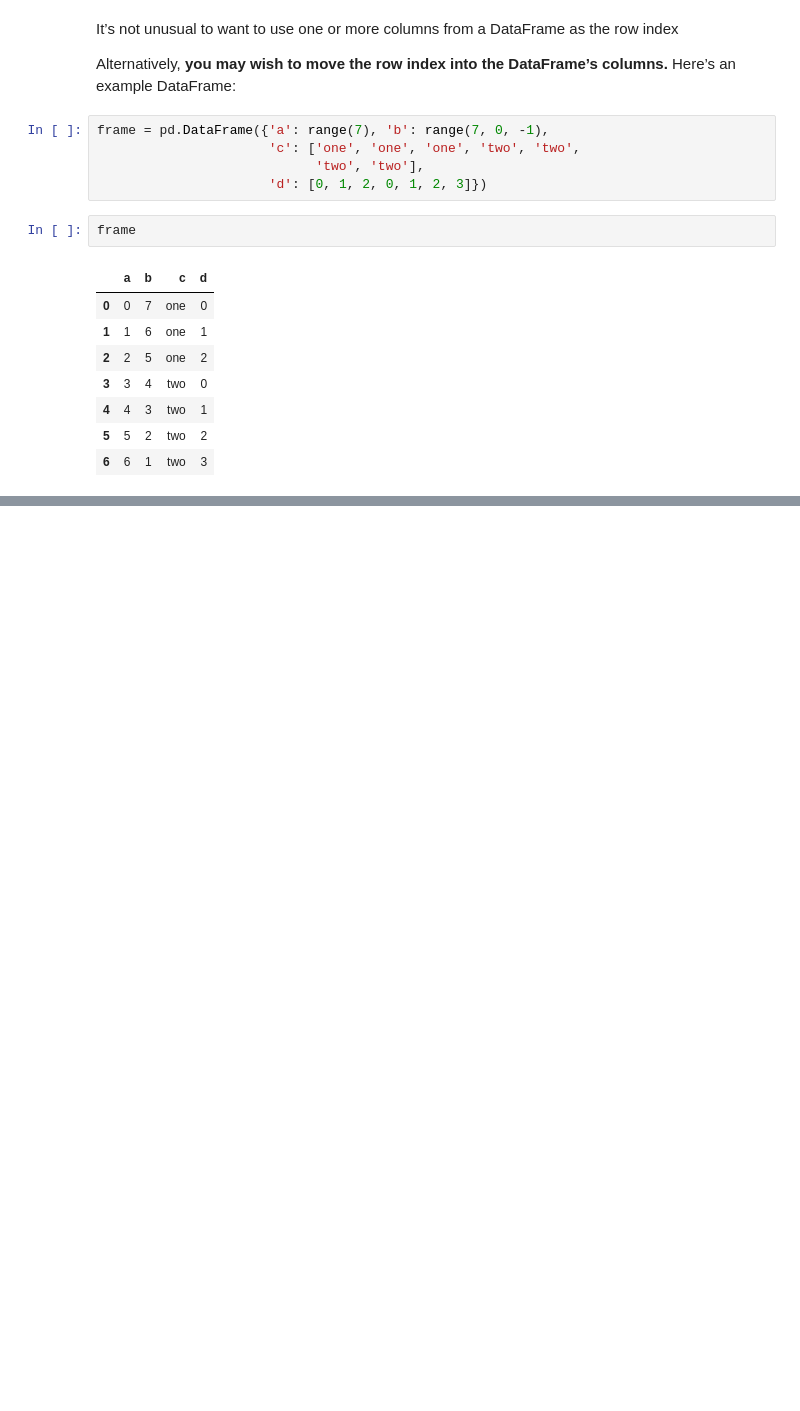
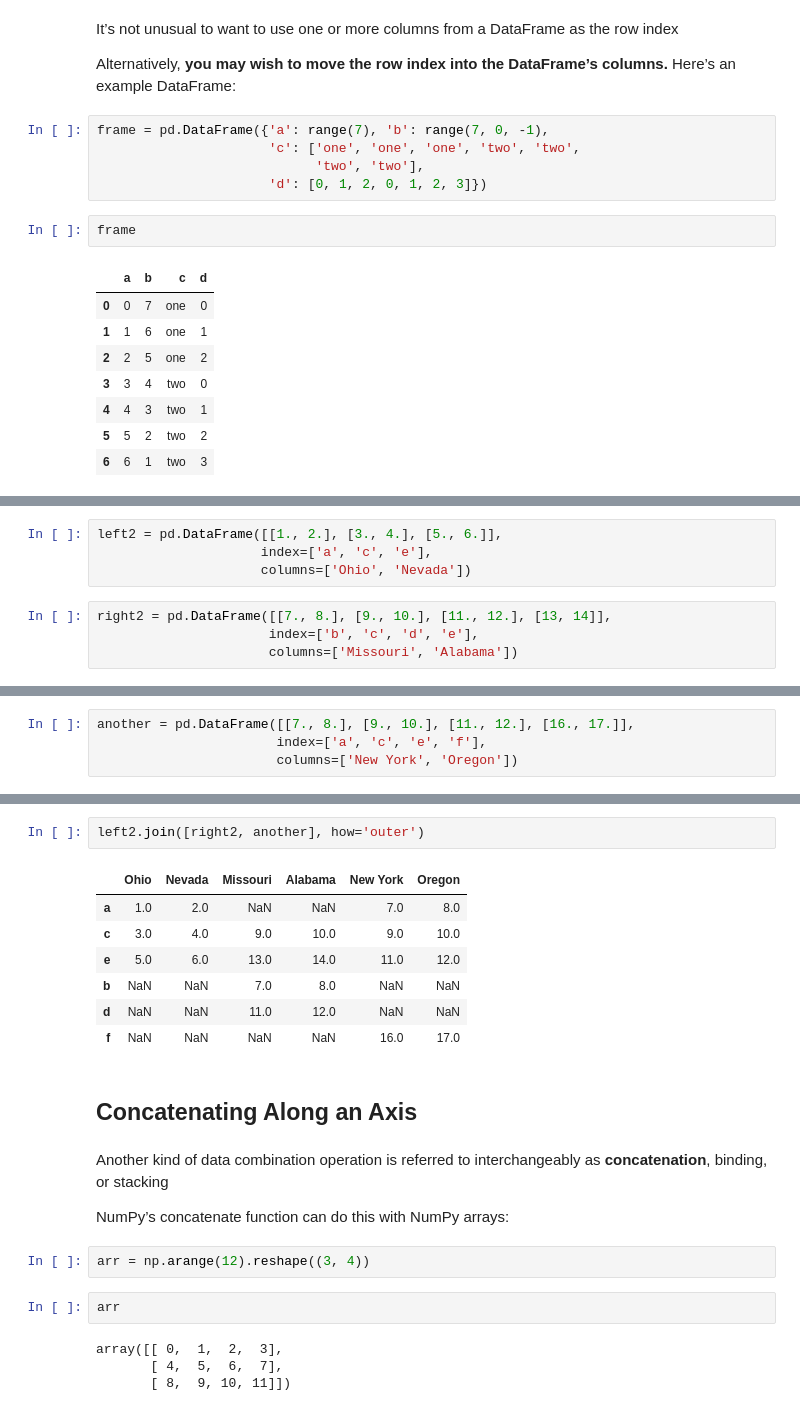
Before and after one commit to lucaslokchan/data-analysis, a Jupyter notebook: Python for Data Analysis/08_Data_Wrangling_Join_Combine_and_Reshape.ipynb, the cells around one changed output, grey strips where cells are left out. Drawn from its saved outputs; the diff is of its cells as text; blank space fills up the shorter version.

Commit message:
Concatenating Along an Axis

```diff
--- a/Python for Data Analysis/08_Data_Wrangling_Join_Combine_and_Reshape.ipynb
+++ b/Python for Data Analysis/08_Data_Wrangling_Join_Combine_and_Reshape.ipynb
@@ -256,0 +667,8 @@ frame
+# %%
+left2 = pd.DataFrame([[1., 2.], [3., 4.], [5., 6.]],
+                     index=['a', 'c', 'e'],
+                     columns=['Ohio', 'Nevada'])
+# %%
+right2 = pd.DataFrame([[7., 8.], [9., 10.], [11., 12.], [13, 14]],
+                      index=['b', 'c', 'd', 'e'],
+                      columns=['Missouri', 'Alabama'])
@@ -256,0 +730,4 @@ frame
+# %%
+another = pd.DataFrame([[7., 8.], [9., 10.], [11., 12.], [16., 17.]],
+                       index=['a', 'c', 'e', 'f'],
+                       columns=['New York', 'Oregon'])
@@ -256,0 +749,24 @@ frame
+# %%
+left2.join([right2, another], how='outer')
+# %% [output]
+|  | Ohio | Nevada | Missouri | Alabama | New York | Oregon |
+| a | 1.0 | 2.0 | NaN | NaN | 7.0 | 8.0 |
+| c | 3.0 | 4.0 | 9.0 | 10.0 | 9.0 | 10.0 |
+| e | 5.0 | 6.0 | 13.0 | 14.0 | 11.0 | 12.0 |
+| b | NaN | NaN | 7.0 | 8.0 | NaN | NaN |
+| d | NaN | NaN | 11.0 | 12.0 | NaN | NaN |
+| f | NaN | NaN | NaN | NaN | 16.0 | 17.0 |
+# %% [markdown]
+## Concatenating Along an Axis
+# %% [markdown]
+Another kind of data combination operation is referred to interchangeably as **concatenation**, binding, or stacking
+
+NumPy’s concatenate function can do this with NumPy arrays:
+# %%
+arr = np.arange(12).reshape((3, 4))
+# %%
+arr
+# %% [output]
+array([[ 0,  1,  2,  3],
+       [ 4,  5,  6,  7],
+       [ 8,  9, 10, 11]])
```
Also changed, not shown: parts of 86 cells of this notebook.
